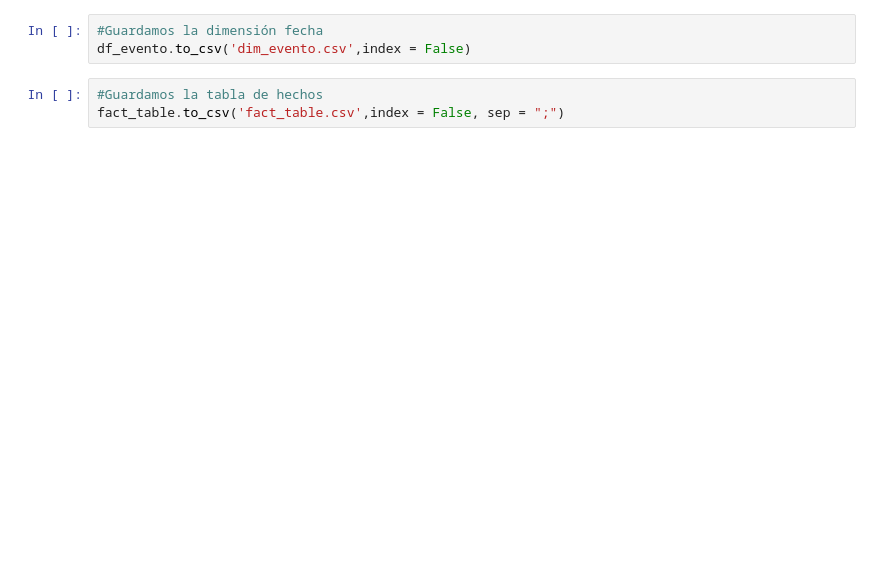
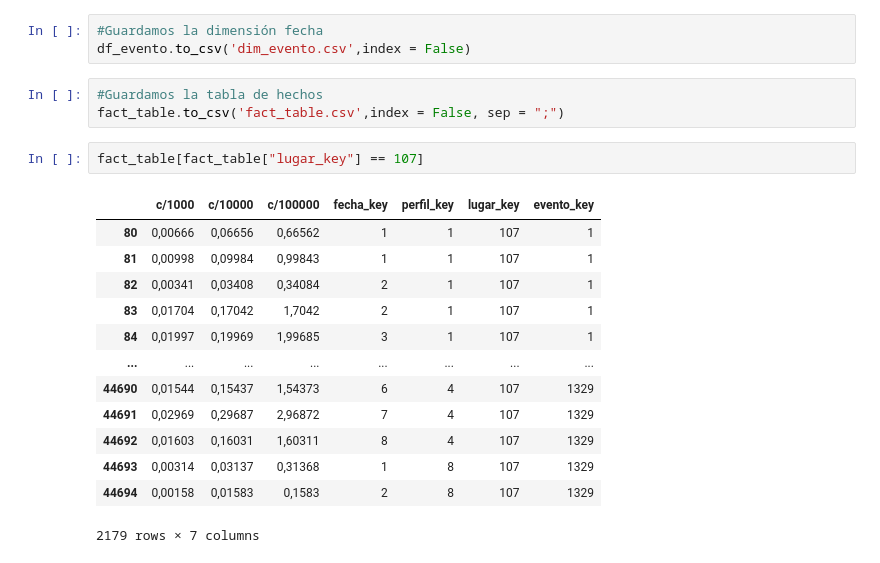
Before and after one commit to Repositorios-ISIS/ISIS-3301-P2, a Jupyter notebook: data/ETL.ipynb, the cells around one changed output. Drawn from its saved outputs; the diff is of its cells as text; blank space fills up the shorter version.

```diff
--- a/data/ETL.ipynb
+++ b/data/ETL.ipynb
@@ -211,3 +211,19 @@ df_evento.to_csv('dim_evento.csv',index = False)
 # %%
 #Guardamos la tabla de hechos
 fact_table.to_csv('fact_table.csv',index = False, sep = ";")
+# %%
+fact_table[fact_table["lugar_key"] == 107]
+# %% [output]
+|  | c/1000 | c/10000 | c/100000 | fecha_key | perfil_key | lugar_key | evento_key |
+| 80 | 0,00666 | 0,06656 | 0,66562 | 1 | 1 | 107 | 1 |
+| 81 | 0,00998 | 0,09984 | 0,99843 | 1 | 1 | 107 | 1 |
+| 82 | 0,00341 | 0,03408 | 0,34084 | 2 | 1 | 107 | 1 |
+| 83 | 0,01704 | 0,17042 | 1,7042 | 2 | 1 | 107 | 1 |
+| 84 | 0,01997 | 0,19969 | 1,99685 | 3 | 1 | 107 | 1 |
+| ... | ... | ... | ... | ... | ... | ... | ... |
+| 44690 | 0,01544 | 0,15437 | 1,54373 | 6 | 4 | 107 | 1329 |
+| 44691 | 0,02969 | 0,29687 | 2,96872 | 7 | 4 | 107 | 1329 |
+| 44692 | 0,01603 | 0,16031 | 1,60311 | 8 | 4 | 107 | 1329 |
+| 44693 | 0,00314 | 0,03137 | 0,31368 | 1 | 8 | 107 | 1329 |
+| 44694 | 0,00158 | 0,01583 | 0,1583 | 2 | 8 | 107 | 1329 |
+2179 rows × 7 columns
```
Also changed, not shown: parts of 3 cells of this notebook, 2 other files.
